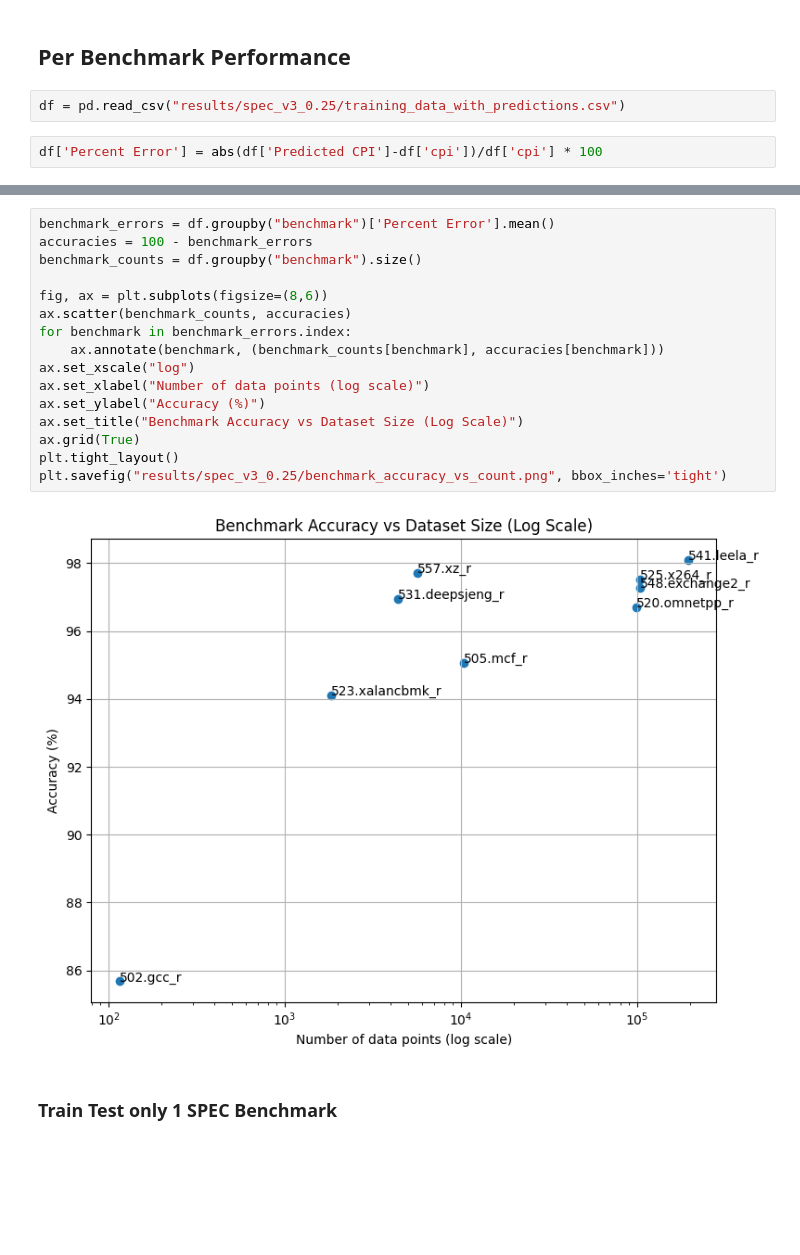
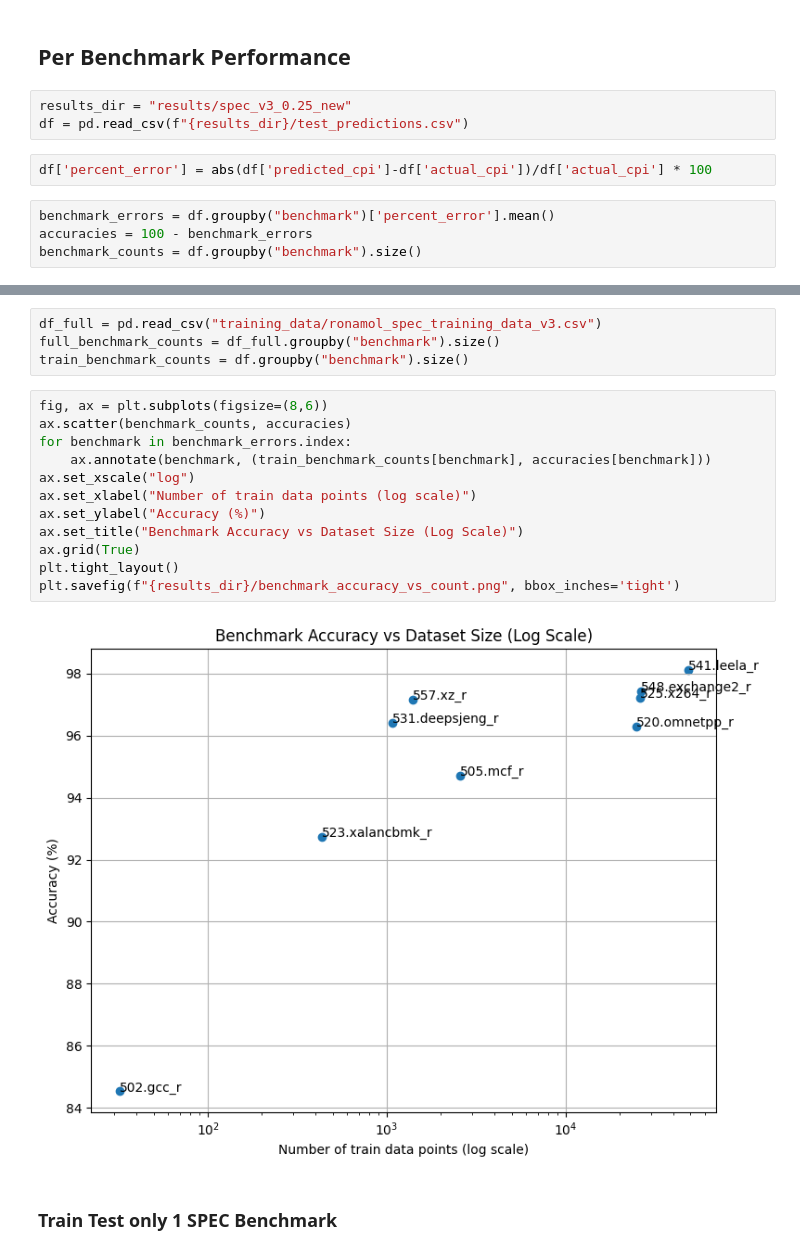
Before and after one commit to ronitnag04/peregrine, a Jupyter notebook: ml_model/analysis.ipynb, the cells around one changed output, grey strips where cells are left out. Drawn from its saved outputs; the diff is of its cells as text; blank space fills up the shorter version.

Commit message:
Updated test prediction reporting, test error diagrams

```diff
--- a/ml_model/analysis.ipynb
+++ b/ml_model/analysis.ipynb
@@ -675,6 +675,11 @@ plt.show()
 # %% [markdown]
 ## Per Benchmark Performance
 # %%
-df = pd.read_csv("results/spec_v3_0.25/training_data_with_predictions.csv")
+results_dir = "results/spec_v3_0.25_new"
+df = pd.read_csv(f"{results_dir}/test_predictions.csv")
 # %%
-df['Percent Error'] = abs(df['Predicted CPI']-df['cpi'])/df['cpi'] * 100
+df['percent_error'] = abs(df['predicted_cpi']-df['actual_cpi'])/df['actual_cpi'] * 100
+# %%
+benchmark_errors = df.groupby("benchmark")['percent_error'].mean()
+accuracies = 100 - benchmark_errors
+benchmark_counts = df.groupby("benchmark").size()
@@ -681,21 +711,21 @@ df['Percent Error'] = abs(df['Predicted CPI']-df['cpi'])/df['cpi'] * 100
+# %%
+df_full = pd.read_csv("training_data/ronamol_spec_training_data_v3.csv")
+full_benchmark_counts = df_full.groupby("benchmark").size()
+train_benchmark_counts = df.groupby("benchmark").size()
 # %%
-benchmark_errors = df.groupby("benchmark")['Percent Error'].mean()
-accuracies = 100 - benchmark_errors
-benchmark_counts = df.groupby("benchmark").size()
-
 fig, ax = plt.subplots(figsize=(8,6))
 ax.scatter(benchmark_counts, accuracies)
 for benchmark in benchmark_errors.index:
-    ax.annotate(benchmark, (benchmark_counts[benchmark], accuracies[benchmark]))
+    ax.annotate(benchmark, (train_benchmark_counts[benchmark], accuracies[benchmark]))
 ax.set_xscale("log")
-ax.set_xlabel("Number of data points (log scale)")
+ax.set_xlabel("Number of train data points (log scale)")
 ax.set_ylabel("Accuracy (%)")
 ax.set_title("Benchmark Accuracy vs Dataset Size (Log Scale)")
 ax.grid(True)
 plt.tight_layout()
-plt.savefig("results/spec_v3_0.25/benchmark_accuracy_vs_count.png", bbox_inches='tight')
+plt.savefig(f"{results_dir}/benchmark_accuracy_vs_count.png", bbox_inches='tight')
 # %% [output]
-[figure, old version]
+[figure, new version]
 # %% [markdown]
 ### Train Test only 1 SPEC Benchmark
 # %%
```
Also changed, not shown: parts of 25 cells of this notebook, 1 other file.
